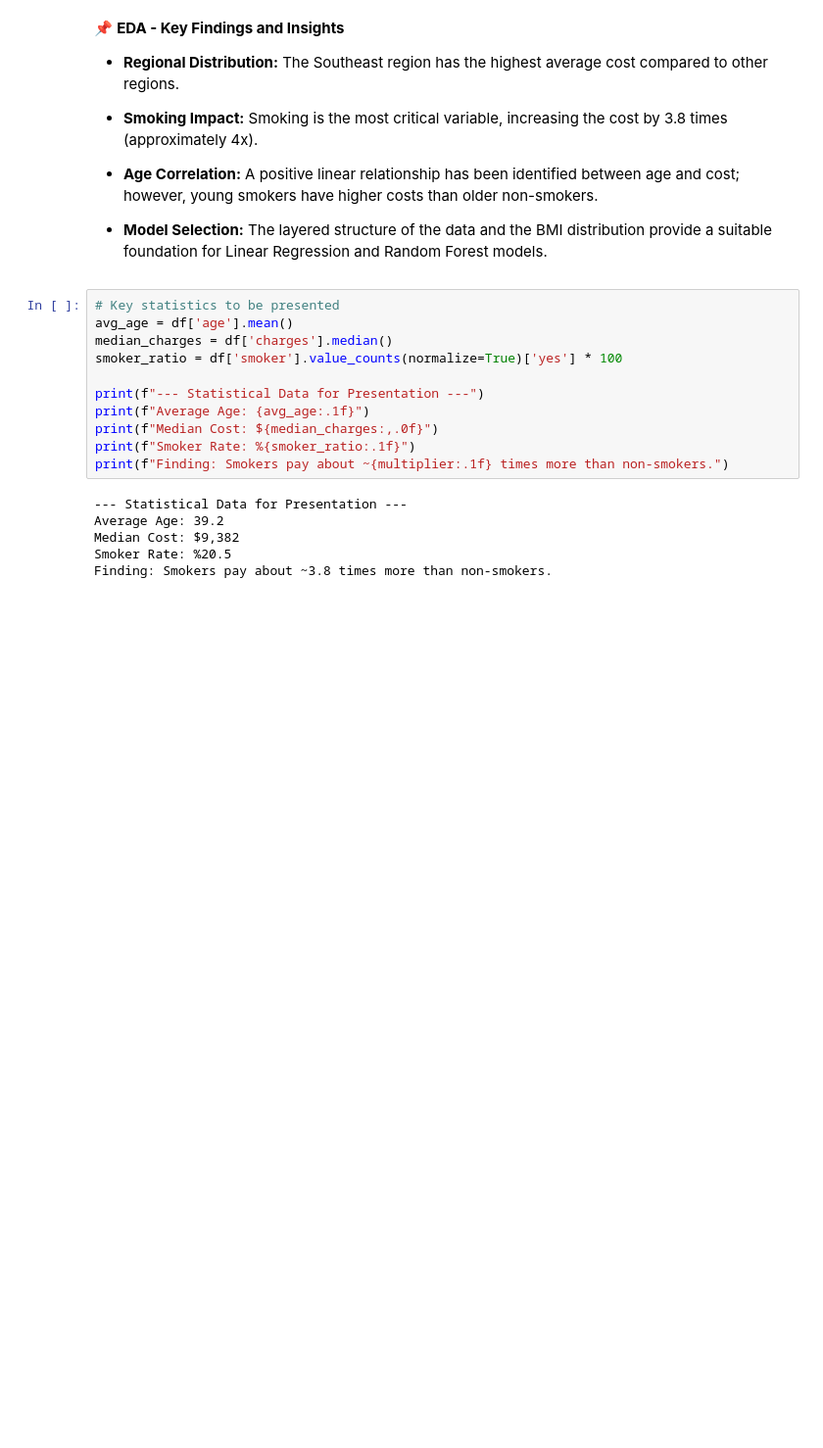
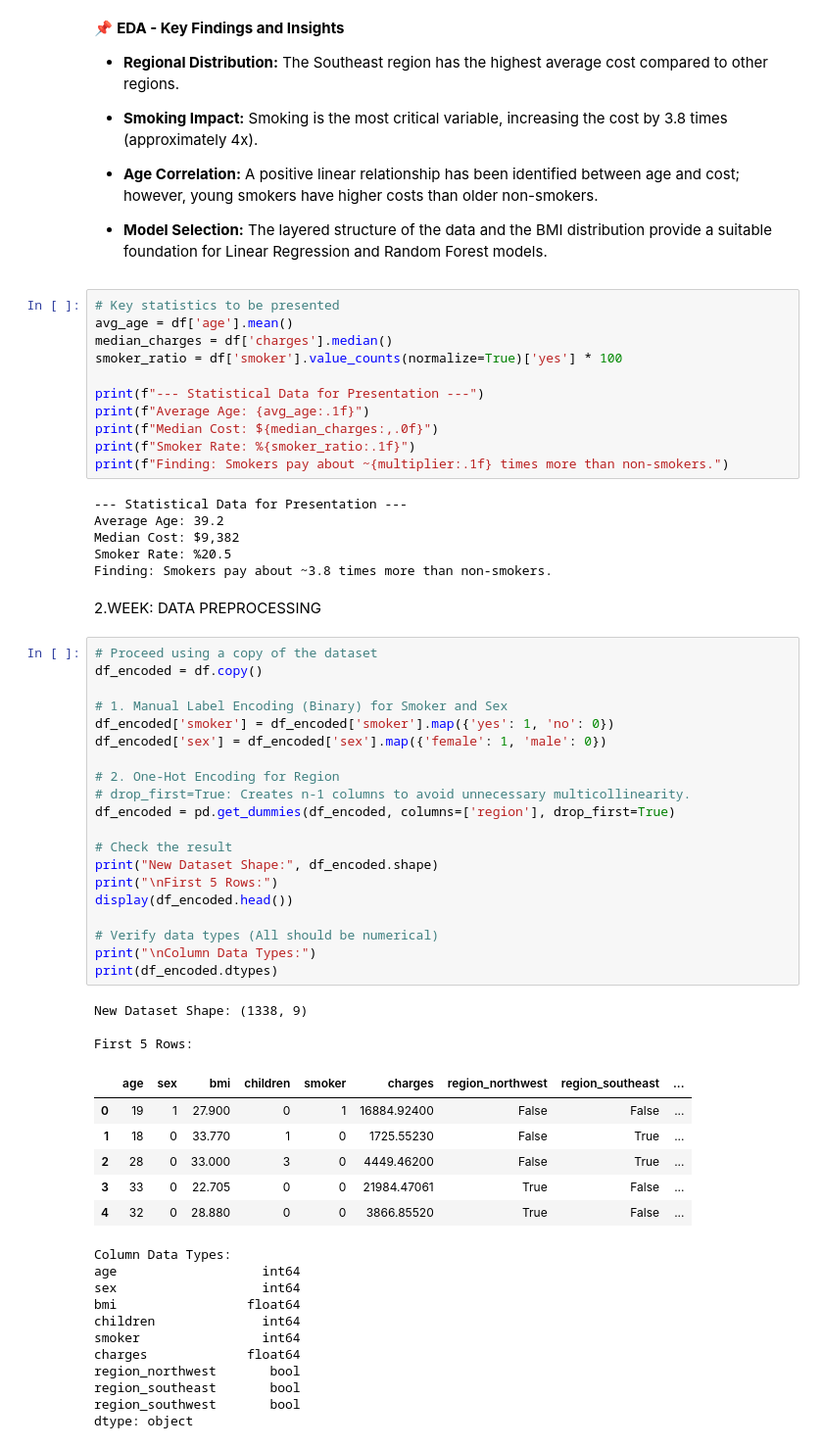
Before and after one commit to amineacar/Insurance-Cost-Estimate, a Jupyter notebook: notebooks/exploratory_analysis.ipynb, the cells around one changed output. Shown at 98% size. Cells and saved outputs as stored; diff of their text form; blank space fills up the shorter version.

Commit message:
feat: week2 preprocessing - encoding, scaling, split

```diff
--- a/notebooks/exploratory_analysis.ipynb
+++ b/notebooks/exploratory_analysis.ipynb
@@ -180,3 +180,46 @@ Average Age: 39.2
 Median Cost: $9,382
 Smoker Rate: %20.5
 Finding: Smokers pay about ~3.8 times more than non-smokers.
+# %% [markdown]
+2.WEEK: DATA PREPROCESSING
+# %%
+# Proceed using a copy of the dataset
+df_encoded = df.copy()
+
+# 1. Manual Label Encoding (Binary) for Smoker and Sex
+df_encoded['smoker'] = df_encoded['smoker'].map({'yes': 1, 'no': 0})
+df_encoded['sex'] = df_encoded['sex'].map({'female': 1, 'male': 0})
+
+# 2. One-Hot Encoding for Region
+# drop_first=True: Creates n-1 columns to avoid unnecessary multicollinearity.
+df_encoded = pd.get_dummies(df_encoded, columns=['region'], drop_first=True)
+
+# Check the result
+print("New Dataset Shape:", df_encoded.shape)
+print("\nFirst 5 Rows:")
+display(df_encoded.head())
+
+# Verify data types (All should be numerical)
+print("\nColumn Data Types:")
+print(df_encoded.dtypes)
+# %% [output]
+New Dataset Shape: (1338, 9)
+
+First 5 Rows:
+|  | age | sex | bmi | children | smoker | charges | region_northwest | region_southeast | ... |
+| 0 | 19 | 1 | 27.900 | 0 | 1 | 16884.92400 | False | False | ... |
+| 1 | 18 | 0 | 33.770 | 1 | 0 | 1725.55230 | False | True | ... |
+| 2 | 28 | 0 | 33.000 | 3 | 0 | 4449.46200 | False | True | ... |
+| 3 | 33 | 0 | 22.705 | 0 | 0 | 21984.47061 | True | False | ... |
+| 4 | 32 | 0 | 28.880 | 0 | 0 | 3866.85520 | True | False | ... |
+Column Data Types:
+age                   int64
+sex                   int64
+bmi                 float64
+children              int64
+smoker                int64
+charges             float64
+region_northwest       bool
+region_southeast       bool
+region_southwest       bool
+dtype: object
```
Also changed, not shown: parts of 2 cells of this notebook.
